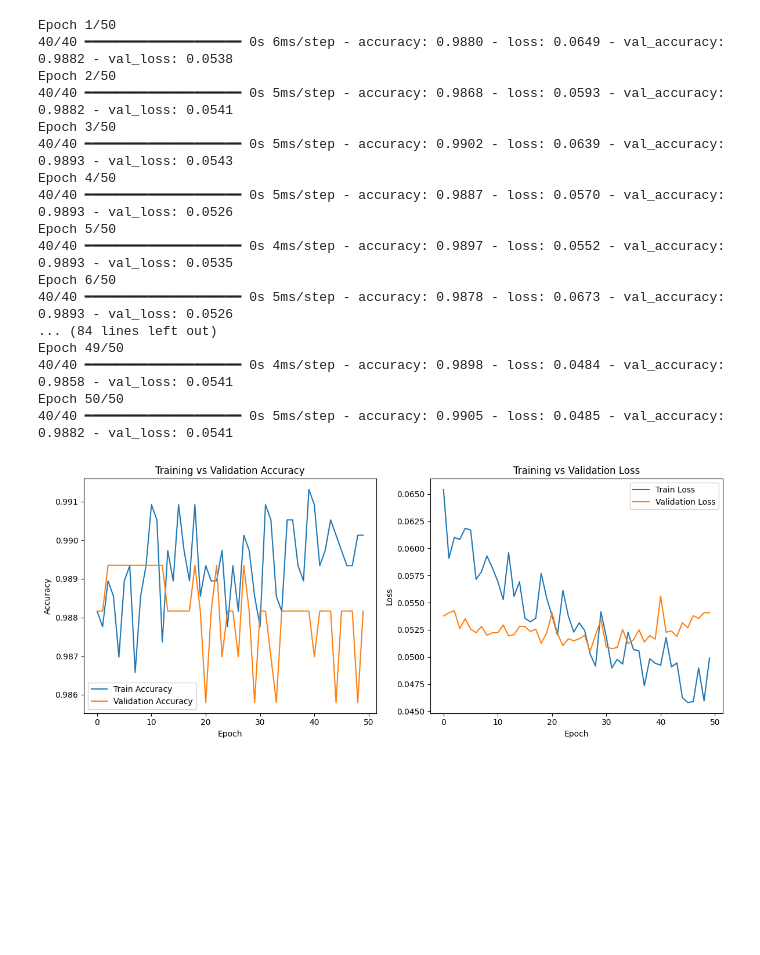
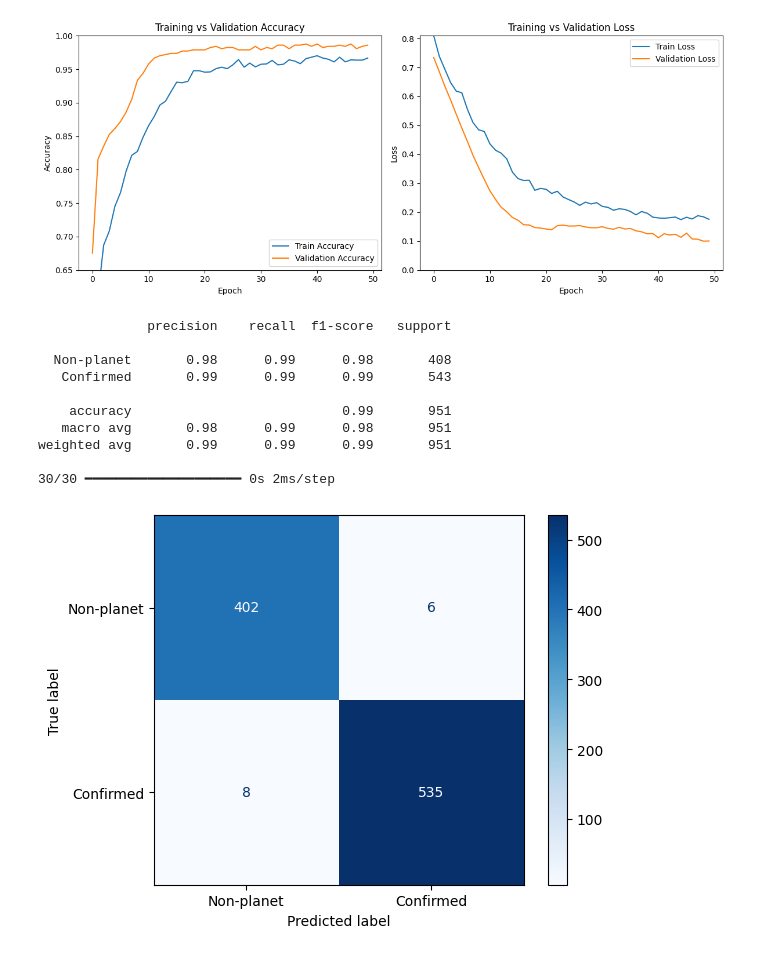
Before and after one commit to hazieon/Exoplanet-Detection, a Jupyter notebook: Kepler_Exoplanet(Project_1).ipynb, the cells around one changed output. Cells and saved outputs as stored; diff of their text form; code cells hidden in the pictures; blank space fills up the shorter version.

```diff
--- a/Kepler_Exoplanet(Project_1).ipynb
+++ b/Kepler_Exoplanet(Project_1).ipynb
@@ -421,60 +477,73 @@ Test Accuracy: 0.9881656765937805
 # %%
-# Fit the model and store history
-history = model.fit(
-    X_train_normalized,
-    y_train,
-    validation_data=(X_test_normalized, y_test),
-    epochs=50,
-    batch_size=64,
-    verbose=1
-)
+# VISUALISE THE RESULTS
 
 # Plot accuracy and loss curves
-import matplotlib.pyplot as plt
 
 plt.figure(figsize=(12,5))
 
 # Accuracy plot
 plt.subplot(1,2,1)
 plt.plot(history.history['accuracy'], label='Train Accuracy')
 plt.plot(history.history['val_accuracy'], label='Validation Accuracy')
 plt.title('Training vs Validation Accuracy')
 plt.xlabel('Epoch')
 plt.ylabel('Accuracy')
+plt.ylim(0.65, 1.0)  # zoom into the relevant range
 plt.legend()
 
 # Loss plot
 plt.subplot(1,2,2)
 plt.plot(history.history['loss'], label='Train Loss')
 plt.plot(history.history['val_loss'], label='Validation Loss')
 plt.title('Training vs Validation Loss')
 plt.xlabel('Epoch')
 plt.ylabel('Loss')
+plt.ylim(0, max(history.history['loss'] + history.history['val_loss']))  # for loss
 plt.legend()
 
 plt.tight_layout()
 plt.show()
 
-#High accuracy, low loss:
-# Training accuracy ~98–99%
-# Validation accuracy ~98.9%
-# Validation loss ~0.06
+
+
+# SHOW CONFUSION MATRIX
+print(classification_report(y_test, y_pred, target_names=['Non-planet', 'Confirmed']))
+
+cm = confusion_matrix(y_test, y_pred)
+disp = ConfusionMatrixDisplay(confusion_matrix=cm, display_labels=['Non-planet', 'Confirmed'])
+disp.plot(cmap='Blues')
+
+
+# ROC Curve
+# Predict probabilities for the positive class
+y_probs = model.predict(X_test_normalized).ravel()  # Flatten to 1D
+
+# Compute ROC curve
+fpr, tpr, thresholds = roc_curve(y_test, y_probs)
+
+# Compute AUC
+roc_auc = auc(fpr, tpr)
+
+# Plot ROC curve
+plt.figure(figsize=(8,6))
+plt.plot(fpr, tpr, color='darkorange', lw=2, label=f'ROC curve (AUC = {roc_auc:.3f})')
+plt.plot([0,1], [0,1], color='navy', lw=2, linestyle='--', label='Random guess')
+plt.xlabel('False Positive Rate')
+plt.ylabel('True Positive Rate')
+plt.title('Receiver Operating Characteristic (ROC)')
+plt.legend(loc='lower right')
+plt.grid(True)
+plt.show()
 # %% [output]
+[figure, new version]
-Epoch 1/50
-40/40 ━━━━━━━━━━━━━━━━━━━━ 0s 6ms/step - accuracy: 0.9880 - loss: 0.0649 - val_accuracy: 0.9882 - val_loss: 0.0538
-Epoch 2/50
-40/40 ━━━━━━━━━━━━━━━━━━━━ 0s 5ms/step - accuracy: 0.9868 - loss: 0.0593 - val_accuracy: 0.9882 - val_loss: 0.0541
-Epoch 3/50
-40/40 ━━━━━━━━━━━━━━━━━━━━ 0s 5ms/step - accuracy: 0.9902 - loss: 0.0639 - val_accuracy: 0.9893 - val_loss: 0.0543
-Epoch 4/50
-40/40 ━━━━━━━━━━━━━━━━━━━━ 0s 5ms/step - accuracy: 0.9887 - loss: 0.0570 - val_accuracy: 0.9893 - val_loss: 0.0526
-Epoch 5/50
-40/40 ━━━━━━━━━━━━━━━━━━━━ 0s 4ms/step - accuracy: 0.9897 - loss: 0.0552 - val_accuracy: 0.9893 - val_loss: 0.0535
-Epoch 6/50
-40/40 ━━━━━━━━━━━━━━━━━━━━ 0s 5ms/step - accuracy: 0.9878 - loss: 0.0673 - val_accuracy: 0.9893 - val_loss: 0.0526
-... (84 lines left out)
-Epoch 49/50
-40/40 ━━━━━━━━━━━━━━━━━━━━ 0s 4ms/step - accuracy: 0.9898 - loss: 0.0484 - val_accuracy: 0.9858 - val_loss: 0.0541
-Epoch 50/50
-40/40 ━━━━━━━━━━━━━━━━━━━━ 0s 5ms/step - accuracy: 0.9905 - loss: 0.0485 - val_accuracy: 0.9882 - val_loss: 0.0541
+              precision    recall  f1-score   support
+
+  Non-planet       0.98      0.99      0.98       408
+   Confirmed       0.99      0.99      0.99       543
+
+    accuracy                           0.99       951
+   macro avg       0.98      0.99      0.98       951
+weighted avg       0.99      0.99      0.99       951
+
+30/30 ━━━━━━━━━━━━━━━━━━━━ 0s 2ms/step
-[figure, old version]
+[figure, added]
```
Also changed, not shown: parts of 9 cells of this notebook.
